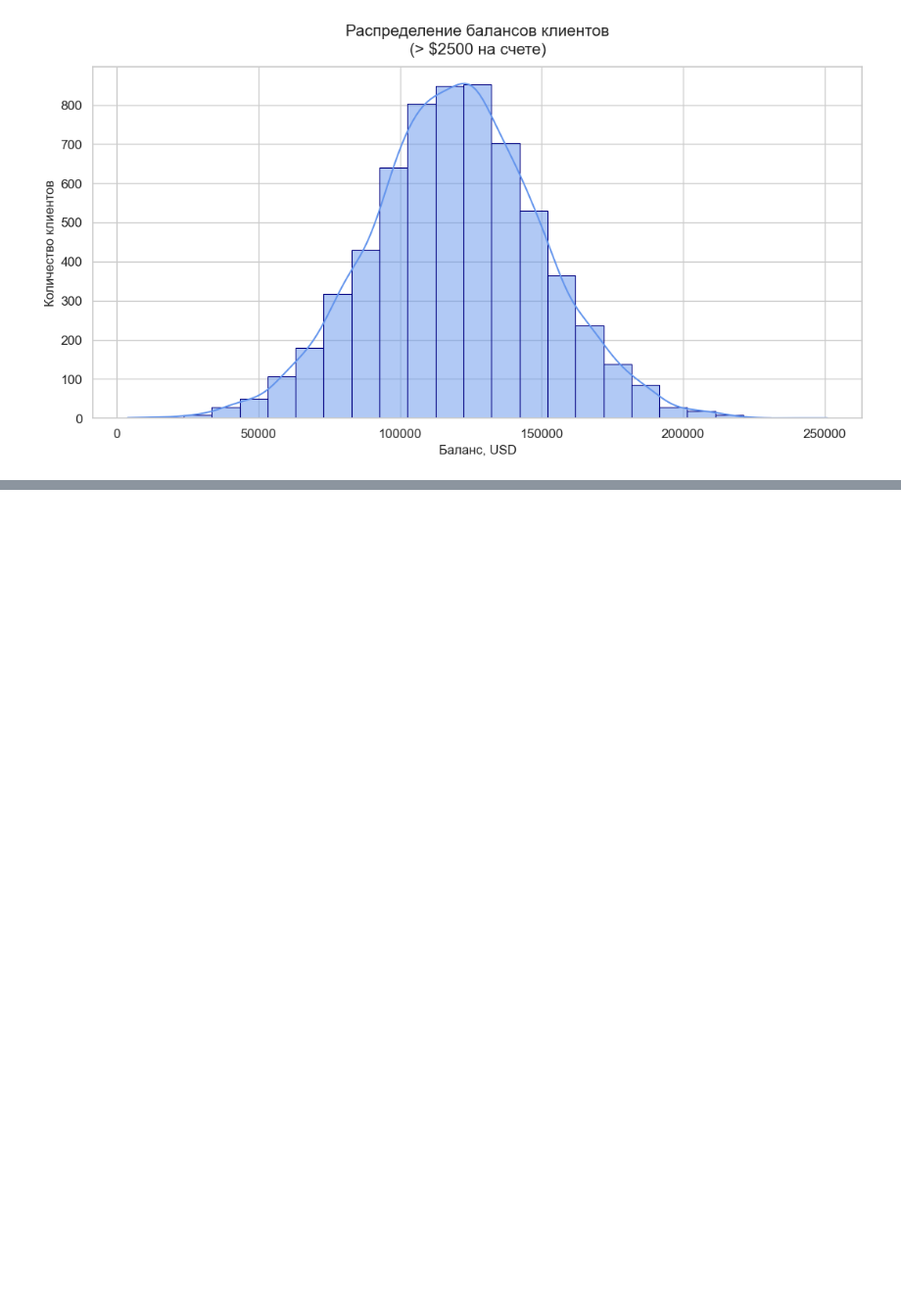
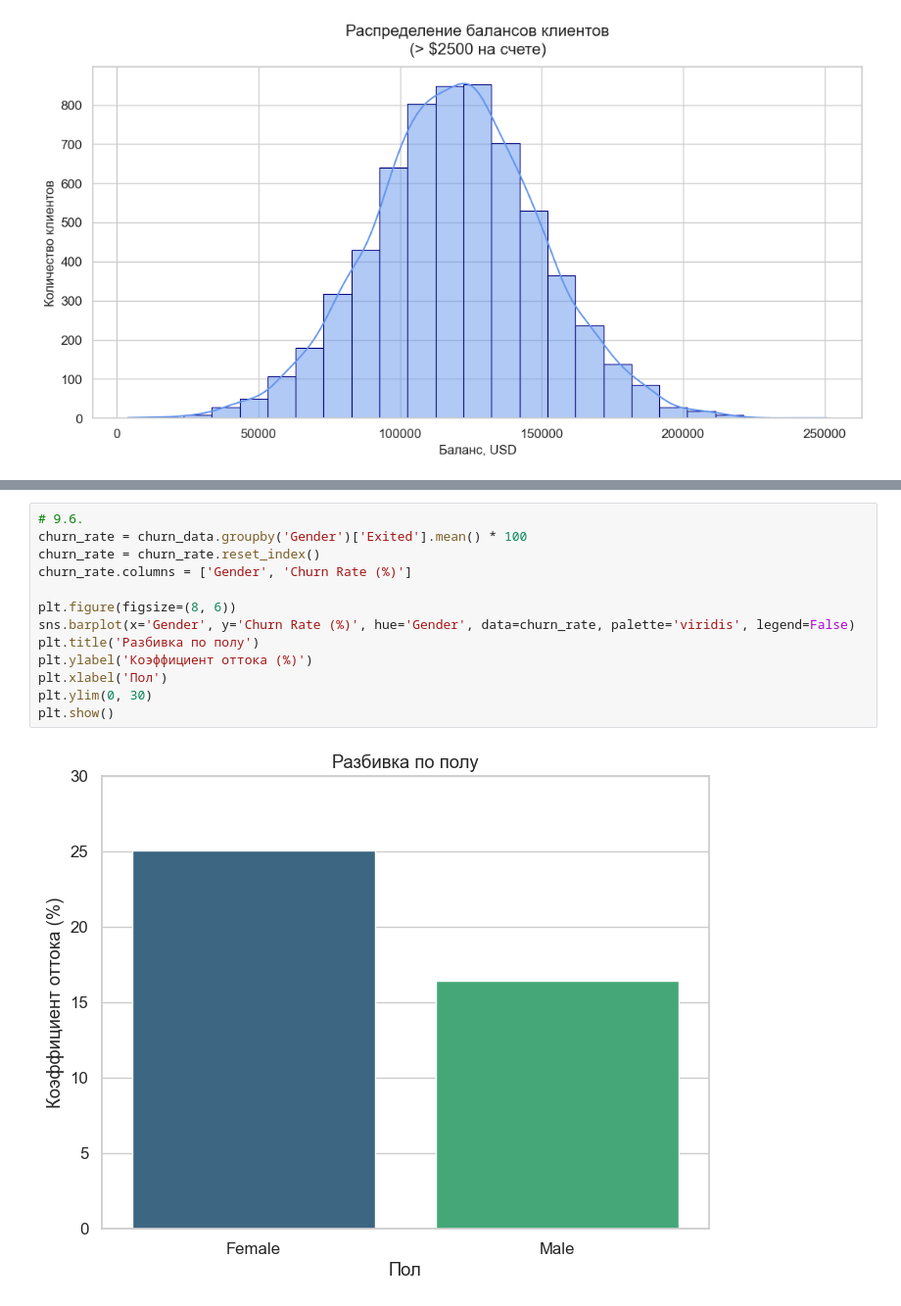
Before and after one commit to NikolaiTsoi/sf_data_science, a Jupyter notebook: project_1_visualization/data_visualization.ipynb, the cells around one changed output, grey strips where cells are left out. Shown at 98% size. Drawn from its saved outputs; the diff is of its cells as text; blank space fills up the shorter version.

```diff
--- a/project_1_visualization/data_visualization.ipynb
+++ b/project_1_visualization/data_visualization.ipynb
@@ -99,0 +145,15 @@ plt.show()
+# %%
+# 9.6.
+churn_rate = churn_data.groupby('Gender')['Exited'].mean() * 100
+churn_rate = churn_rate.reset_index()
+churn_rate.columns = ['Gender', 'Churn Rate (%)']
+
+plt.figure(figsize=(8, 6))
+sns.barplot(x='Gender', y='Churn Rate (%)', hue='Gender', data=churn_rate, palette='viridis', legend=False)
+plt.title('Разбивка по полу')
+plt.ylabel('Коэффициент оттока (%)')
+plt.xlabel('Пол')
+plt.ylim(0, 30)
+plt.show()
+# %% [output]
+[figure, added]
```
Also changed, not shown: parts of 8 cells of this notebook, 13 other files.
